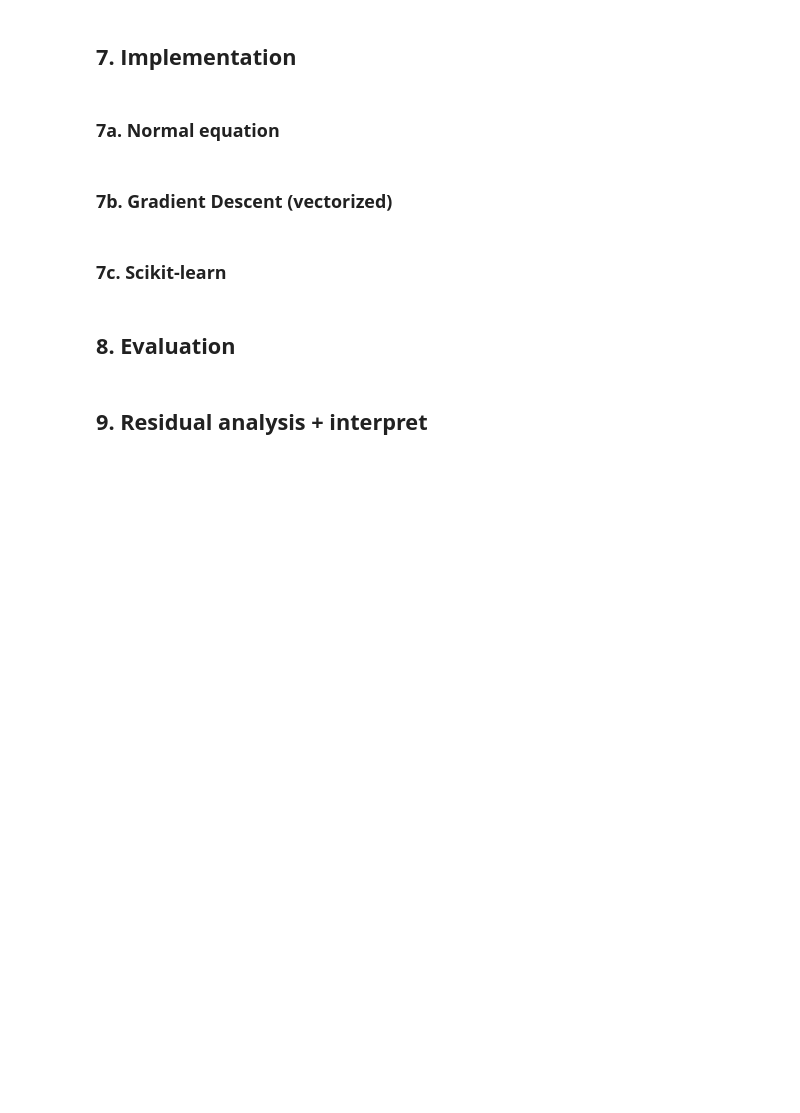
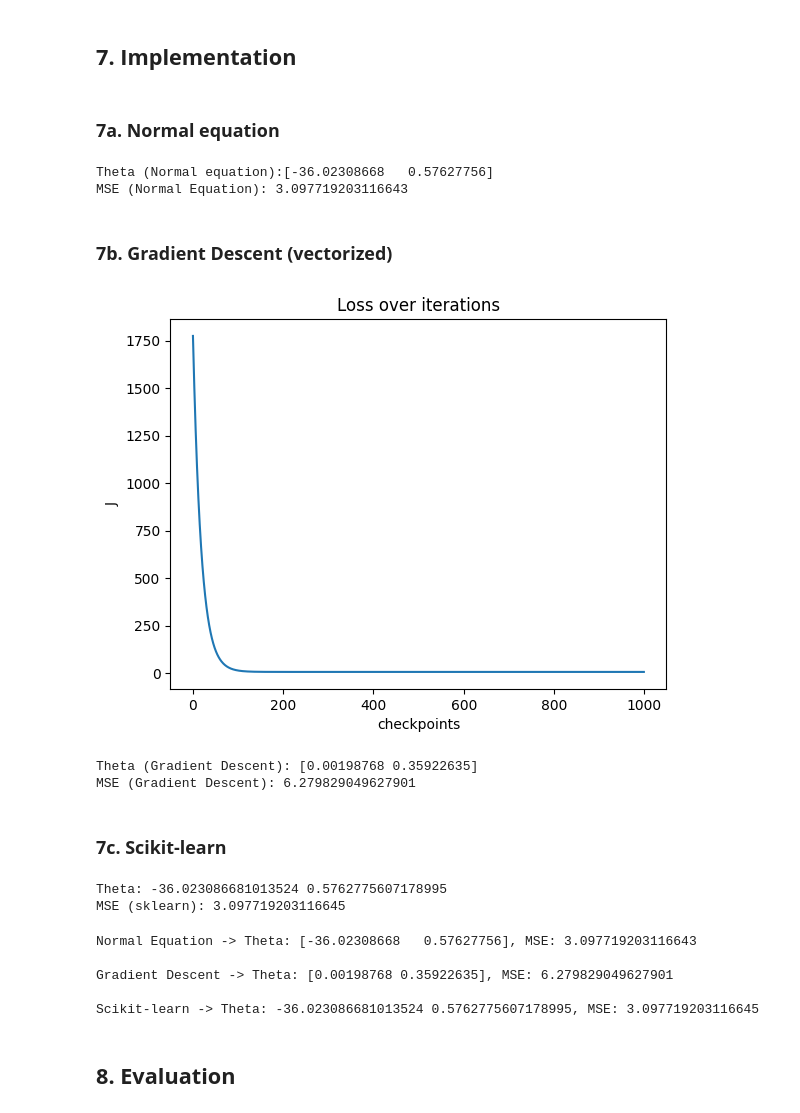
Before and after one commit to VictorNguyenLPN/linear-regression-problems, a Jupyter notebook: weight-prediction/1.weight_prediction.ipynb, the cells around one changed output. Saved outputs shown, nothing was run; the diff lists cells and outputs as text; code cells hidden in the pictures; blank space fills up the shorter version.

```diff
--- a/weight-prediction/1.weight_prediction.ipynb
+++ b/weight-prediction/1.weight_prediction.ipynb
@@ -21,12 +161,82 @@
 ## **7. Implementation**
 # %% [markdown]
 ### **7a. Normal equation**
+# %%
+X = X.reshape(-1, 1)
+Y = Y.reshape(-1, 1)
+
+ones = np.ones(X.shape)
+XBar = np.concatenate((ones, X), axis=1)
+
+theta_ne = np.linalg.pinv(XBar.T @ XBar) @ XBar.T @ Y   # @ is matrix multiply
+
+# or using np.matmul(matrixA, matrix B)
+# theta_ne = np.linalg.pinv(np.matmul(XBar.T, XBar))
+# theta_ne = np.matmul(theta_ne, np.matmul(XBar.T, Y))
+
+print(f"Theta (Normal equation):{theta_ne.ravel()}")
+mse_ne = compute_loss(XBar, Y, theta_ne)
+print("MSE (Normal Equation):", mse_ne)
+# %% [output]
+Theta (Normal equation):[-36.02308668   0.57627756]
+MSE (Normal Equation): 3.097719203116643
 # %% [markdown]
 ### **7b. Gradient Descent (vectorized)**
+# %%
+def compute_loss(X, Y, theta):
+    m = len(Y)
+    preds = X @ theta
+    return (1/(2*m)) * np.sum((preds - Y)**2)
+
+def gradient_descent(X, Y, theta0, alpha=1e-7, iters=2000, log_every=100):
+    m = len(Y)
+    theta = theta0.copy()
+    J_hist = []
+    for i in range(iters):
+        grad = (1/m) * (X.T @ (X @ theta - Y))   # shape (2,1)
+        theta = theta - alpha * grad
+        if i % log_every == 0:
+            J_hist.append(compute_loss(X, Y, theta))
+    return theta, J_hist
+
+theta0 = np.zeros((2, 1))
+theta_gd, J_hist = gradient_descent(XBar, Y, theta0, alpha=1e-8, iters=100000, log_every=100)
+plt.plot(np.linspace(0, len(J_hist)-1, len(J_hist)), J_hist)
+plt.title('Loss over iterations')
+plt.xlabel('checkpoints')
+plt.ylabel('J')
+plt.show()
+
+print("Theta (Gradient Descent):", theta_gd.ravel())
+mse_gd = compute_loss(XBar, Y, theta_gd)
+print("MSE (Gradient Descent):", mse_gd)
+# %% [output]
+[figure, added]
+Theta (Gradient Descent): [0.00198768 0.35922635]
+MSE (Gradient Descent): 6.279829049627901
 # %% [markdown]
 ### **7c. Scikit-learn**
+# %%
+model = LinearRegression()
+model.fit(X.reshape(-1, 1), Y)
+print("Theta:", model.intercept_[0], model.coef_[0][0])
+
+y_pred = model.predict(X)
+mse_sklearn = mean_squared_error(Y, y_pred) / 2
+print("MSE (sklearn):", mse_sklearn)
+# %% [output]
+Theta: -36.023086681013524 0.5762775607178995
+MSE (sklearn): 3.097719203116645
+# %%
+print(f"Normal Equation -> Theta: {theta_ne.ravel()}, MSE: {mse_ne}\n")
+print(f"Gradient Descent -> Theta: {theta_gd.ravel()}, MSE: {mse_gd}\n")
+print(f"Scikit-learn -> Theta: {model.intercept_[0]} {model.coef_[0][0]}, MSE: {mse_sklearn}")
+# %% [output]
+Normal Equation -> Theta: [-36.02308668   0.57627756], MSE: 3.097719203116643
+
+Gradient Descent -> Theta: [0.00198768 0.35922635], MSE: 6.279829049627901
+
+Scikit-learn -> Theta: -36.023086681013524 0.5762775607178995, MSE: 3.097719203116645
 # %% [markdown]
 ## **8. Evaluation**
-# %% [markdown]
-## **9. Residual analysis + interpret**
 # %% [markdown]
```
Also changed, not shown: parts of 12 cells of this notebook.
